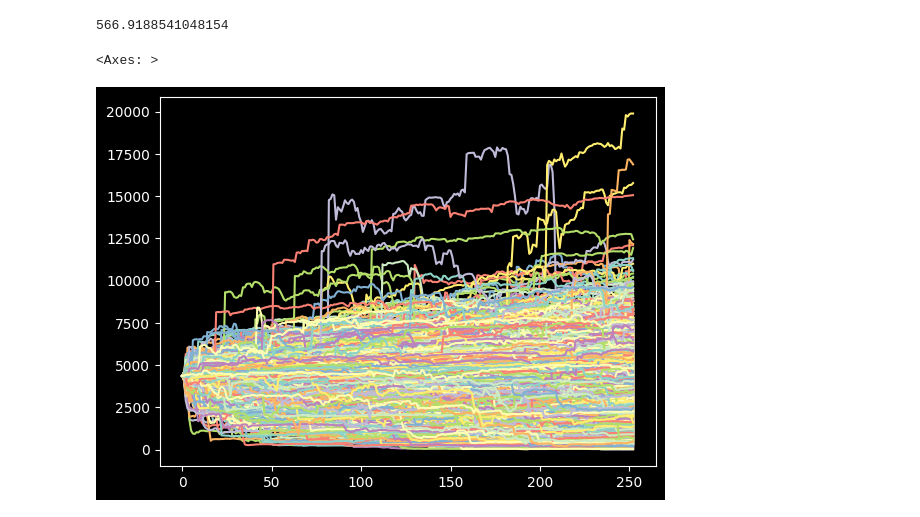
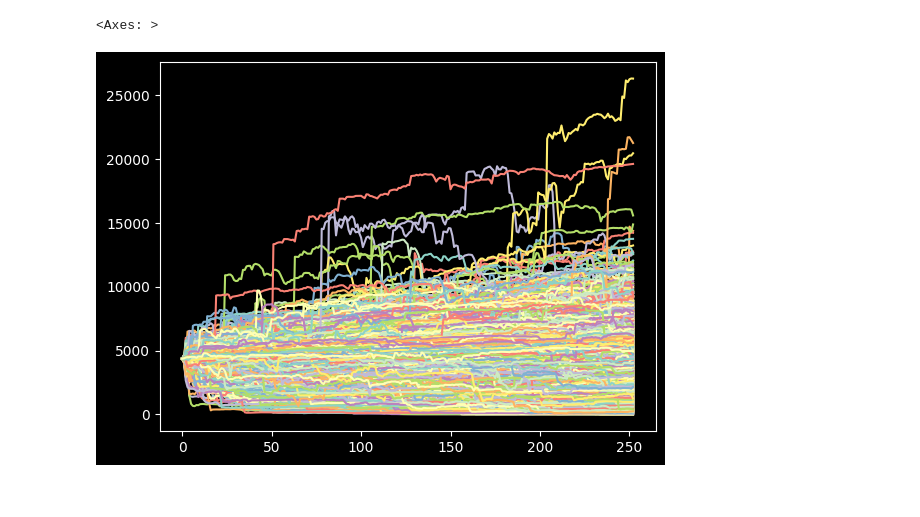
Before and after one commit to mayurankv/msc-statistics-dissertation, a Jupyter notebook: Project/notebooks/rbergomi_test.ipynb, the cells around one changed output. Drawn from its saved outputs; the diff is of its cells as text; code cells hidden in the pictures.

```diff
--- a/Project/notebooks/rbergomi_test.ipynb
+++ b/Project/notebooks/rbergomi_test.ipynb
@@ -291,29 +349,24 @@ T: 2022-03-18
 # %%
 spot = spx.price(time=time)
 strike = 4300
 parameters = {
 	"hurst_index": 0.93,
 	"wiener_correlation": -0.9,
 	"volatility_of_volatility": 1.9,
 }
 
 price_process, variance_process, parallel_price_process = simulate(
 	spot=spot,
 	ticker="SPX",
 	time=time,
-	initial_variance=0.235**2,
+	initial_variance=0.285**2,
 	**parameters,
 	simulation_length=1,
 	steps_per_year=252,
-	num_paths=2**13,
-	monthly=False,
+	num_paths=2**14,
 )
 
-price = np.mean(np.maximum((price_process[:, -1] - strike) * -1, 0))
-print(price)
-
 pd.DataFrame(price_process.T).plot(legend=False)
 # %% [output]
-566.9188541048154
+<Axes: >
-<Axes: >
-[figure, old version]
+[figure, new version]
```
Also changed, not shown: parts of 8 cells of this notebook, 6 other files.
